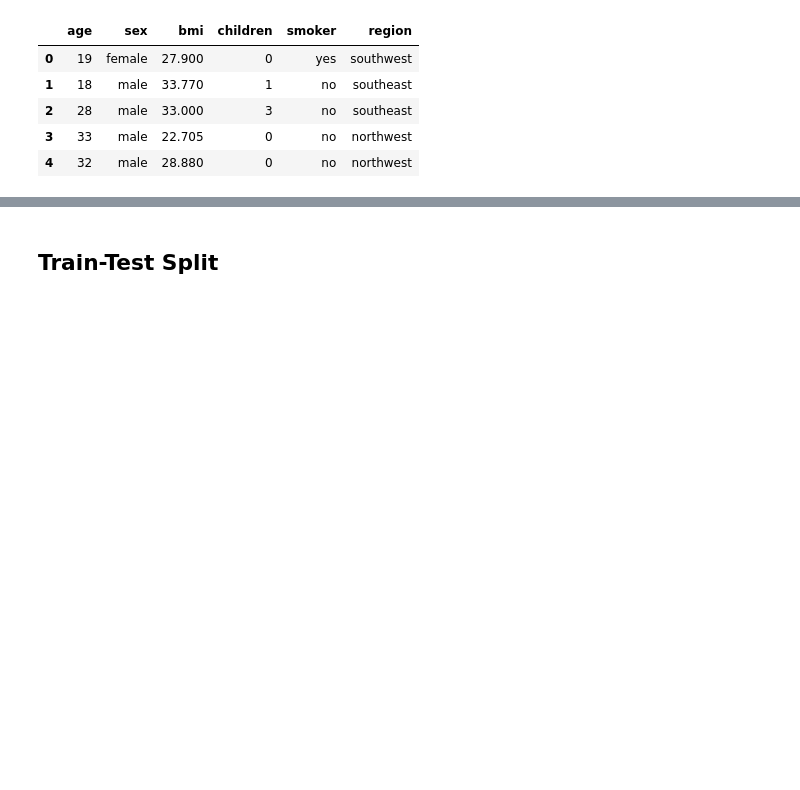
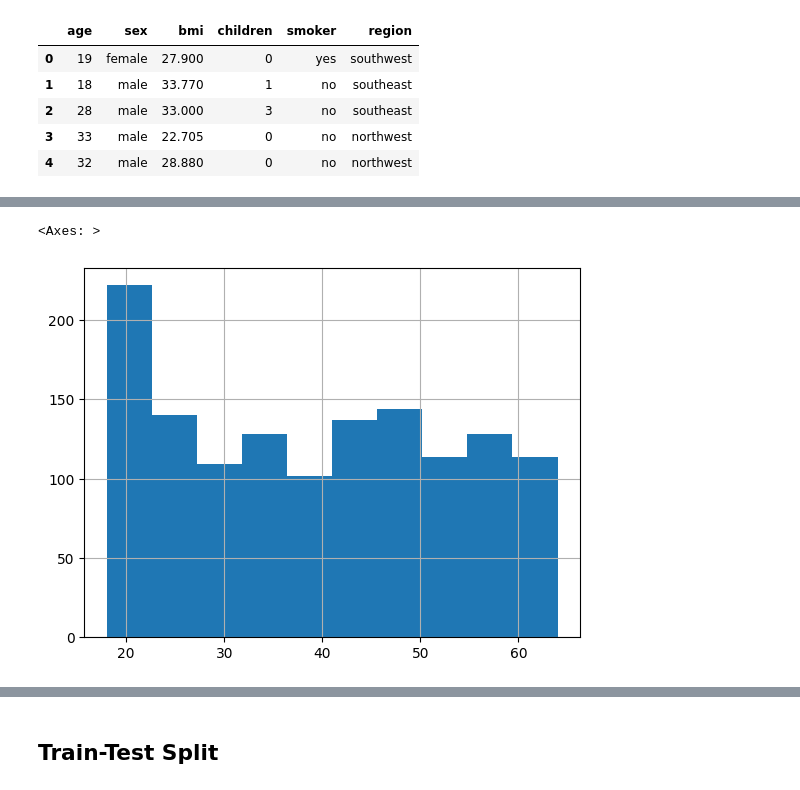
Before and after one commit to timonpalm/TFCourse, a Jupyter notebook: 01_regression_medical_cost.ipynb, the cells around one changed output, grey strips where cells are left out. Cells and saved outputs as stored; diff of their text form; code cells hidden in the pictures; blank space fills up the shorter version.

```diff
--- a/01_regression_medical_cost.ipynb
+++ b/01_regression_medical_cost.ipynb
@@ -60,0 +62,5 @@ insurance_t[:5]
+# %%
+insurance["age"].hist()
+# %% [output]
+<Axes: >
+[figure, added]
```
Also changed, not shown: parts of 28 cells of this notebook.
